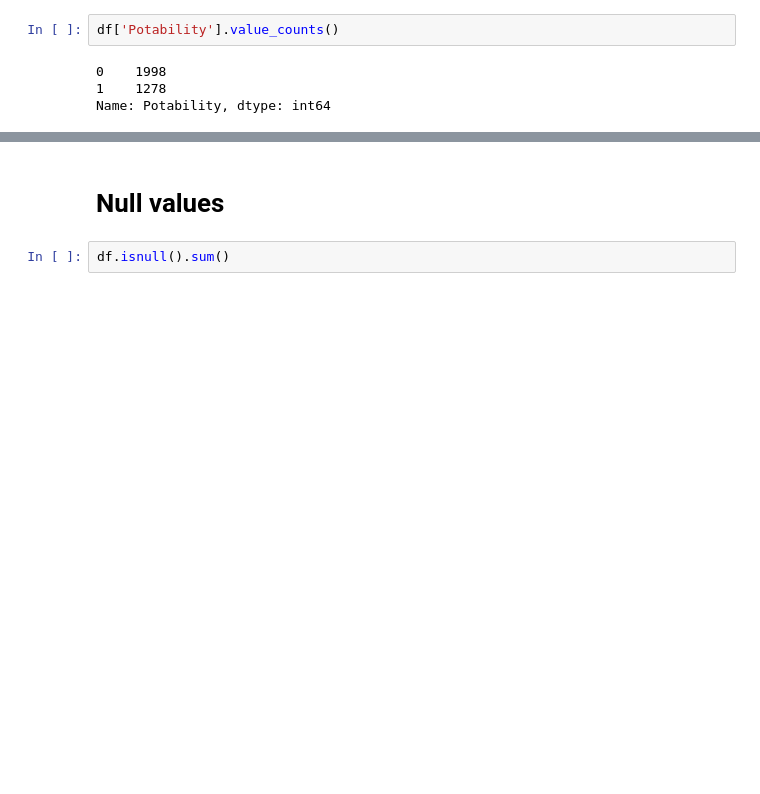
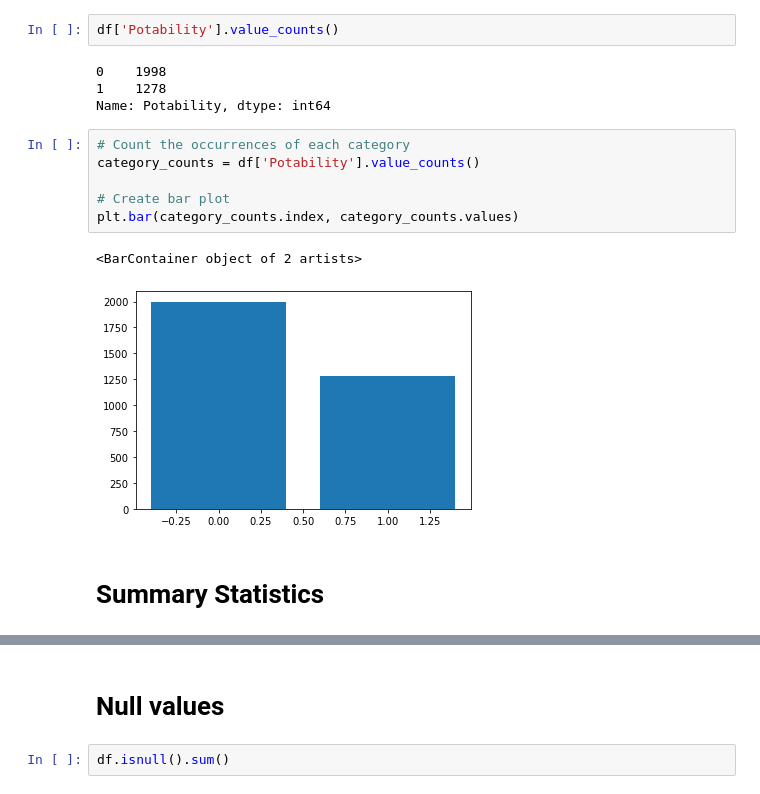
Before and after one commit to catherineerickson/STAT-303-3-Project, a Jupyter notebook: Project EDA.ipynb, the cells around one changed output, grey strips where cells are left out. Drawn from its saved outputs; the diff is of its cells as text; blank space fills up the shorter version.

```diff
--- a/Project EDA.ipynb
+++ b/Project EDA.ipynb
@@ -73,3 +90,14 @@ df['Potability'].value_counts()
 0    1998
 1    1278
 Name: Potability, dtype: int64
+# %%
+# Count the occurrences of each category
+category_counts = df['Potability'].value_counts()
+
+# Create bar plot
+plt.bar(category_counts.index, category_counts.values)
+# %% [output]
+<BarContainer object of 2 artists>
+[figure, added]
+# %% [markdown]
+# Summary Statistics
```
Also changed, not shown: parts of 20 cells of this notebook, 1 other file.
